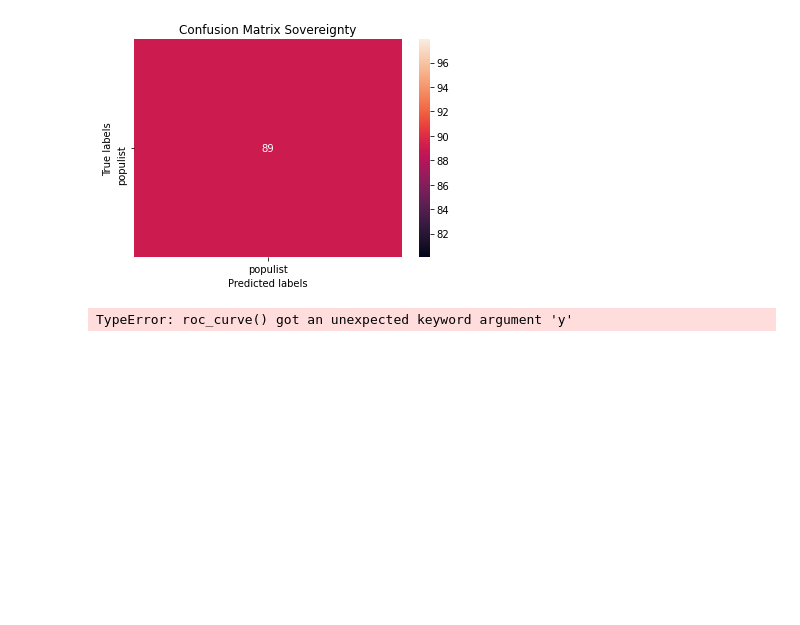
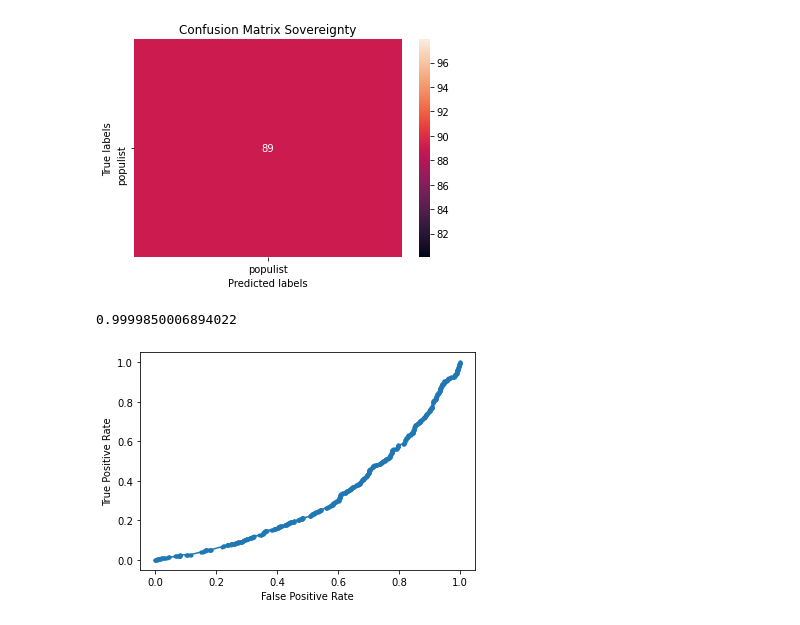
Before and after one commit to dschweim/WeakSupervisionForPopulismDetection, a Jupyter notebook: Notebooks/Interpretation and Error Analysis Label Models.ipynb, the cells around one changed output. Drawn from its saved outputs; the diff is of its cells as text; code cells hidden in the pictures; blank space fills up the shorter version.

```diff
--- a/Notebooks/Interpretation and Error Analysis Label Models.ipynb
+++ b/Notebooks/Interpretation and Error Analysis Label Models.ipynb
@@ -139,4 +139,20 @@ from sklearn.metrics import roc_curve
-# %%
-fpr, tpr, thresholds = roc_curve(y=merged_df.POPULIST, scores=merged_df.label, pos_label=2)
-# %% [output]
-TypeError: roc_curve() got an unexpected keyword argument 'y'
+# %%
+train_prob = pd.read_csv('C:/Users/dschw/Documents/file.csv')
+# %%
+train_prob = train_prob['1'].to_list()
+# %%
+tpr, fpr, thresholds = roc_curve(train.POPULIST.to_list(),train_prob)
+# %%
+optimal_idx = np.argmax(tpr - fpr)
+optimal_threshold = thresholds[optimal_idx]
+optimal_threshold
+# %% [output]
+0.9999850006894022
+# %%
+plt.plot(fpr, tpr, marker='.', label='Logistic')
+plt.xlabel('False Positive Rate')
+plt.ylabel('True Positive Rate')
+# show the plot
+plt.show()
+# %% [output]
+[figure, added]
```
Also changed, not shown: parts of 2 cells of this notebook.
